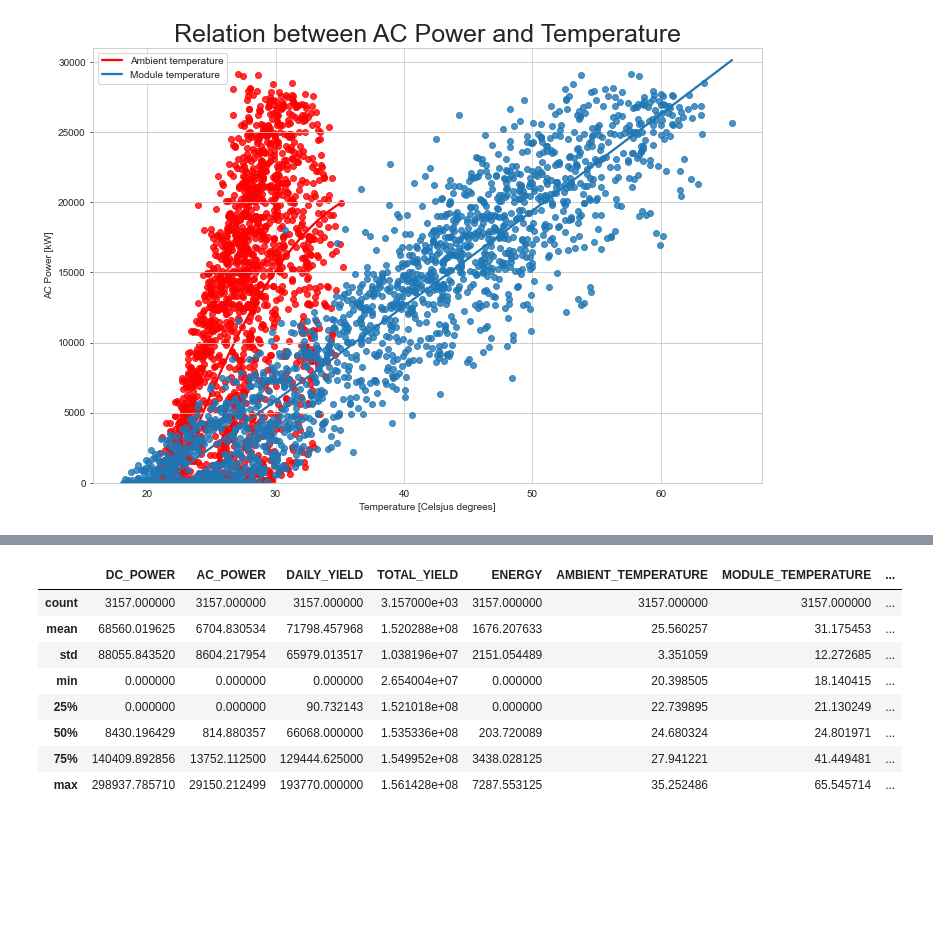
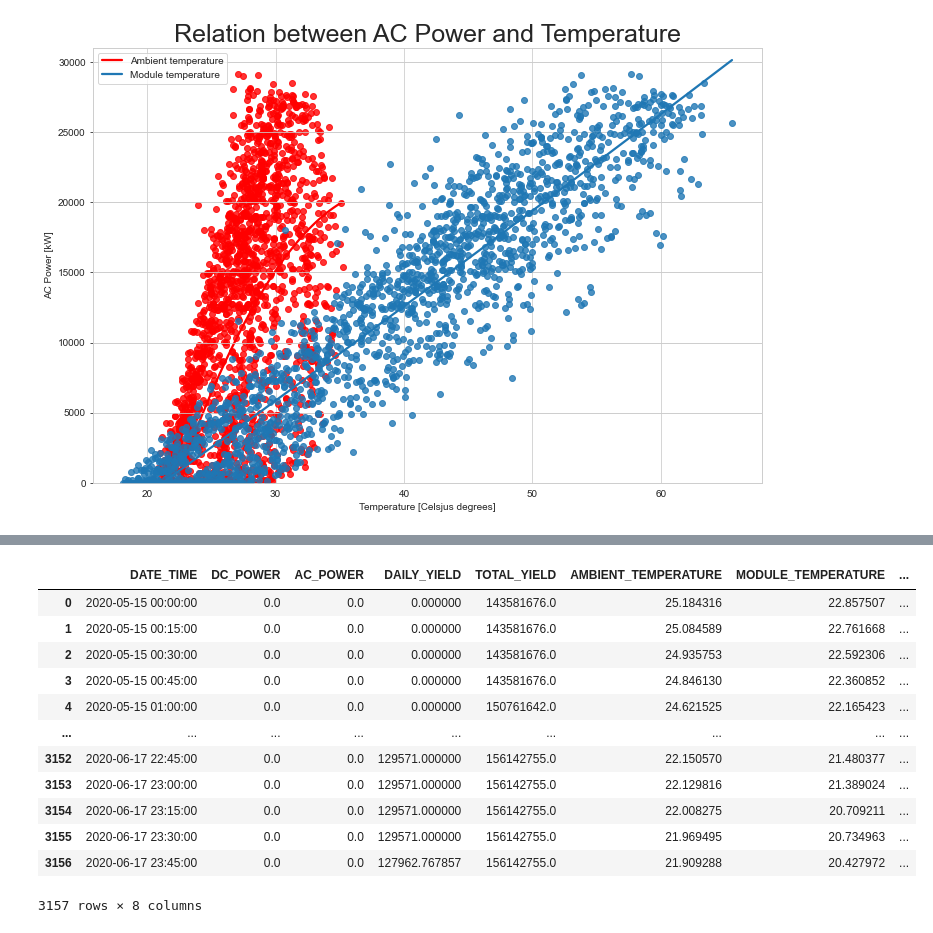
Before and after one commit to karolinaprzewoznik/Energy_EDA, a Jupyter notebook: SOLAR_POWER_PROJECT.ipynb, the cells around one changed output, grey strips where cells are left out. Drawn from its saved outputs; the diff is of its cells as text; code cells hidden in the pictures; blank space fills up the shorter version.

```diff
--- a/SOLAR_POWER_PROJECT.ipynb
+++ b/SOLAR_POWER_PROJECT.ipynb
@@ -21,11 +24,11 @@ generation['DATE_TIME'] = pd.to_datetime(generation['DATE_TIME'], dayfirst = [Fa
 # %% [markdown]
 At first let's see the amount of produced energy over a given period of time. To this there is necesity to convert power to energy - in this case to divide it by 4. The amount of energy will be cumulated for days.
 # %%
-sumarised_generation = generation.groupby(['DATE_TIME'], sort=False).sum().reset_index()
-sumarised_generation['DATE_TIME'] = pd.to_datetime(sumarised_generation['DATE_TIME'])
+sumarized_generation = generation.groupby(['DATE_TIME'], sort=False).sum().reset_index()
+sumarized_generation['DATE_TIME'] = pd.to_datetime(sumarized_generation['DATE_TIME'])
 weather['DATE_TIME'] = pd.to_datetime(weather['DATE_TIME'])
 
-sumarised_generation.drop(columns=['PLANT_ID'], inplace=True)
+sumarized_generation.drop(columns=['PLANT_ID'], inplace=True)
 # %% [markdown]
 ### 3. Preparing DataFrame
 # %% [markdown]
@@ -33,5 +36,5 @@ Sumarised data of all inverters was merged in one DataFrame with weather data, l
 # %%
-z = sumarised_generation.merge(weather, on='DATE_TIME')
+z = sumarized_generation.merge(weather, on='DATE_TIME')
 z.drop(columns=['PLANT_ID', 'SOURCE_KEY'], inplace=True)
 # %% [markdown]
 To calculate the amount of produced energy there is a necesity to calculate 1 hour data stamp, not 15 minutes one, because we need to calculate energy unit 1 kWh which is 1 kW (power unit) per hour.
@@ -88,12 +246,16 @@ plt.show()
 # %%
-z.describe()
+z
 # %% [output]
-|  | DC_POWER | AC_POWER | DAILY_YIELD | TOTAL_YIELD | ENERGY | AMBIENT_TEMPERATURE | MODULE_TEMPERATURE | ... |
-| count | 3157.000000 | 3157.000000 | 3157.000000 | 3.157000e+03 | 3157.000000 | 3157.000000 | 3157.000000 | ... |
-| mean | 68560.019625 | 6704.830534 | 71798.457968 | 1.520288e+08 | 1676.207633 | 25.560257 | 31.175453 | ... |
-| std | 88055.843520 | 8604.217954 | 65979.013517 | 1.038196e+07 | 2151.054489 | 3.351059 | 12.272685 | ... |
-| min | 0.000000 | 0.000000 | 0.000000 | 2.654004e+07 | 0.000000 | 20.398505 | 18.140415 | ... |
-| 25% | 0.000000 | 0.000000 | 90.732143 | 1.521018e+08 | 0.000000 | 22.739895 | 21.130249 | ... |
-| 50% | 8430.196429 | 814.880357 | 66068.000000 | 1.535336e+08 | 203.720089 | 24.680324 | 24.801971 | ... |
-| 75% | 140409.892856 | 13752.112500 | 129444.625000 | 1.549952e+08 | 3438.028125 | 27.941221 | 41.449481 | ... |
-| max | 298937.785710 | 29150.212499 | 193770.000000 | 1.561428e+08 | 7287.553125 | 35.252486 | 65.545714 | ... |
+|  | DATE_TIME | DC_POWER | AC_POWER | DAILY_YIELD | TOTAL_YIELD | AMBIENT_TEMPERATURE | MODULE_TEMPERATURE | ... |
+| 0 | 2020-05-15 00:00:00 | 0.0 | 0.0 | 0.000000 | 143581676.0 | 25.184316 | 22.857507 | ... |
+| 1 | 2020-05-15 00:15:00 | 0.0 | 0.0 | 0.000000 | 143581676.0 | 25.084589 | 22.761668 | ... |
+| 2 | 2020-05-15 00:30:00 | 0.0 | 0.0 | 0.000000 | 143581676.0 | 24.935753 | 22.592306 | ... |
+| 3 | 2020-05-15 00:45:00 | 0.0 | 0.0 | 0.000000 | 143581676.0 | 24.846130 | 22.360852 | ... |
+| 4 | 2020-05-15 01:00:00 | 0.0 | 0.0 | 0.000000 | 150761642.0 | 24.621525 | 22.165423 | ... |
+| ... | ... | ... | ... | ... | ... | ... | ... | ... |
+| 3152 | 2020-06-17 22:45:00 | 0.0 | 0.0 | 129571.000000 | 156142755.0 | 22.150570 | 21.480377 | ... |
+| 3153 | 2020-06-17 23:00:00 | 0.0 | 0.0 | 129571.000000 | 156142755.0 | 22.129816 | 21.389024 | ... |
+| 3154 | 2020-06-17 23:15:00 | 0.0 | 0.0 | 129571.000000 | 156142755.0 | 22.008275 | 20.709211 | ... |
+| 3155 | 2020-06-17 23:30:00 | 0.0 | 0.0 | 129571.000000 | 156142755.0 | 21.969495 | 20.734963 | ... |
+| 3156 | 2020-06-17 23:45:00 | 0.0 | 0.0 | 127962.767857 | 156142755.0 | 21.909288 | 20.427972 | ... |
+3157 rows × 8 columns
```
Also changed, not shown: parts of 19 cells of this notebook.
